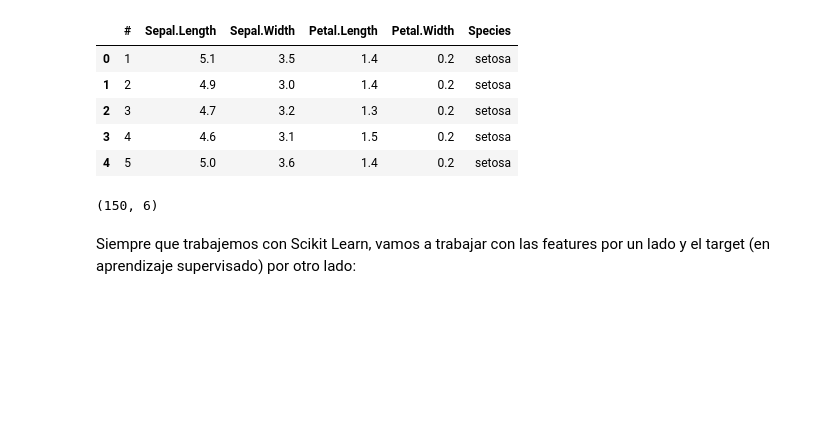
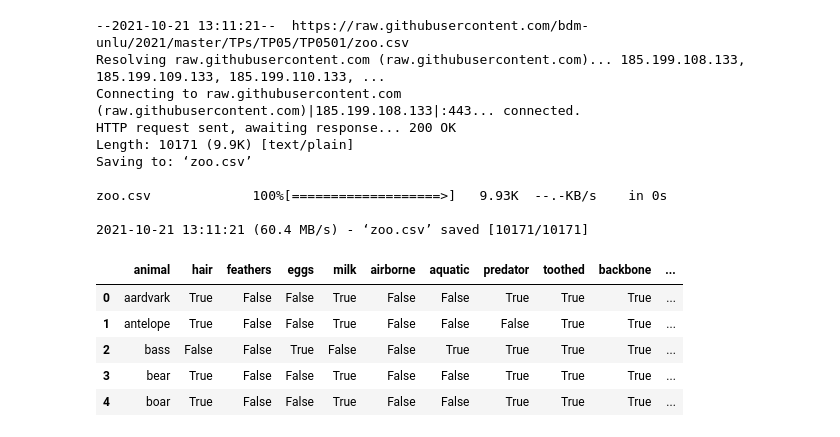
Before and after one commit to jumafernandez/elementos-computacion-unlu, a Jupyter notebook: notebooks/demostraciones/Sklearn-DecisionTreeClassifier.ipynb, the cells around one changed output. Cells and saved outputs as stored; diff of their text form; code cells hidden in the pictures; blank space fills up the shorter version.

```diff
--- a/notebooks/demostraciones/Sklearn-DecisionTreeClassifier.ipynb
+++ b/notebooks/demostraciones/Sklearn-DecisionTreeClassifier.ipynb
@@ -41,21 +8,27 @@ Una vez que tenemos el archivo en la nube Colab, lo cargamos en un dataframe de
 # %%
+!wget https://raw.githubusercontent.com/bdm-unlu/2021/master/TPs/TP05/TP0501/zoo.csv
+
 # Importamos la librería pandas (tipo de dato dataframe)
 import pandas as pd
 
 # Lee el archivo
-data = pd.read_csv("iris.csv")
+data = pd.read_csv("zoo.csv")
 # Preview the first 5 lines of the loaded data
 data.head()
 # %% [output]
+--2021-10-21 13:11:21--  https://raw.githubusercontent.com/bdm-unlu/2021/master/TPs/TP05/TP0501/zoo.csv
+Resolving raw.githubusercontent.com (raw.githubusercontent.com)... 185.199.108.133, 185.199.109.133, 185.199.110.133, ...
+Connecting to raw.githubusercontent.com (raw.githubusercontent.com)|185.199.108.133|:443... connected.
+HTTP request sent, awaiting response... 200 OK
+Length: 10171 (9.9K) [text/plain]
+Saving to: ‘zoo.csv’
+
+zoo.csv             100%[===================>]   9.93K  --.-KB/s    in 0s
+
+2021-10-21 13:11:21 (60.4 MB/s) - ‘zoo.csv’ saved [10171/10171]
-|  | # | Sepal.Length | Sepal.Width | Petal.Length | Petal.Width | Species |
-| 0 | 1 | 5.1 | 3.5 | 1.4 | 0.2 | setosa |
-| 1 | 2 | 4.9 | 3.0 | 1.4 | 0.2 | setosa |
-| 2 | 3 | 4.7 | 3.2 | 1.3 | 0.2 | setosa |
-| 3 | 4 | 4.6 | 3.1 | 1.5 | 0.2 | setosa |
-| 4 | 5 | 5.0 | 3.6 | 1.4 | 0.2 | setosa |
+|  | animal | hair | feathers | eggs | milk | airborne | aquatic | predator | toothed | backbone | ... |
+| 0 | aardvark | True | False | False | True | False | False | True | True | True | ... |
+| 1 | antelope | True | False | False | True | False | False | False | True | True | ... |
+| 2 | bass | False | False | True | False | False | True | True | True | True | ... |
+| 3 | bear | True | False | False | True | False | False | True | True | True | ... |
+| 4 | boar | True | False | False | True | False | False | True | True | True | ... |
-# %%
-data.shape
-# %% [output]
-(150, 6)
-# %% [markdown]
-Siempre que trabajemos con Scikit Learn, vamos a trabajar con las features por un lado y el target (en aprendizaje supervisado) por otro lado:
```
Also changed, not shown: parts of 36 cells of this notebook.
